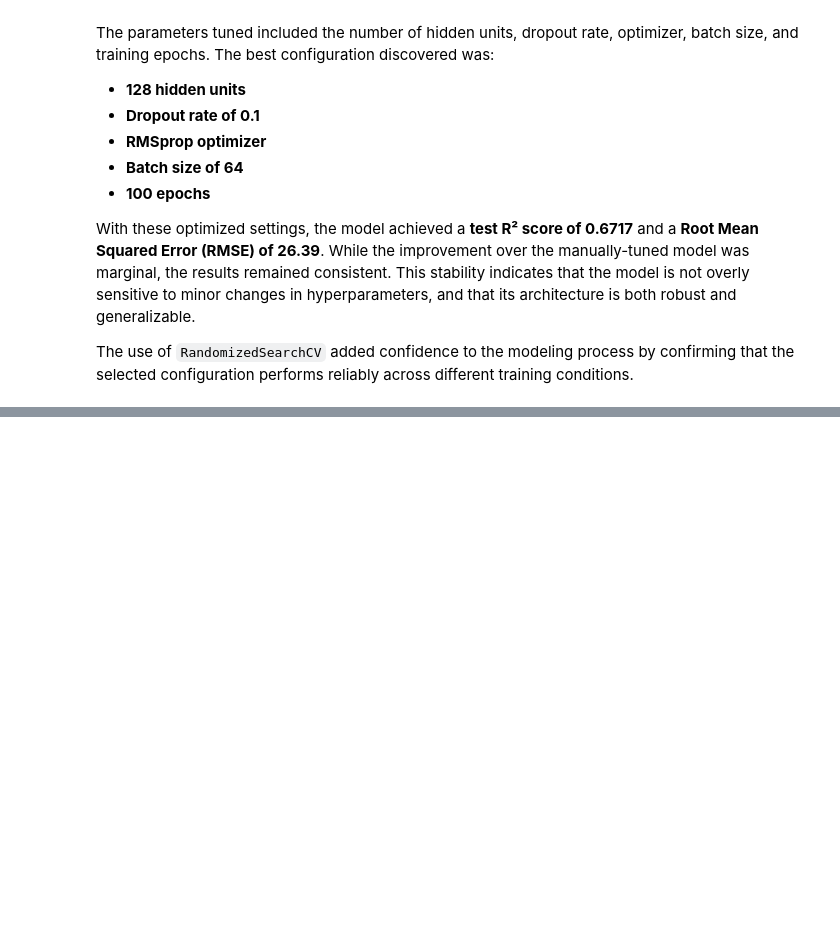
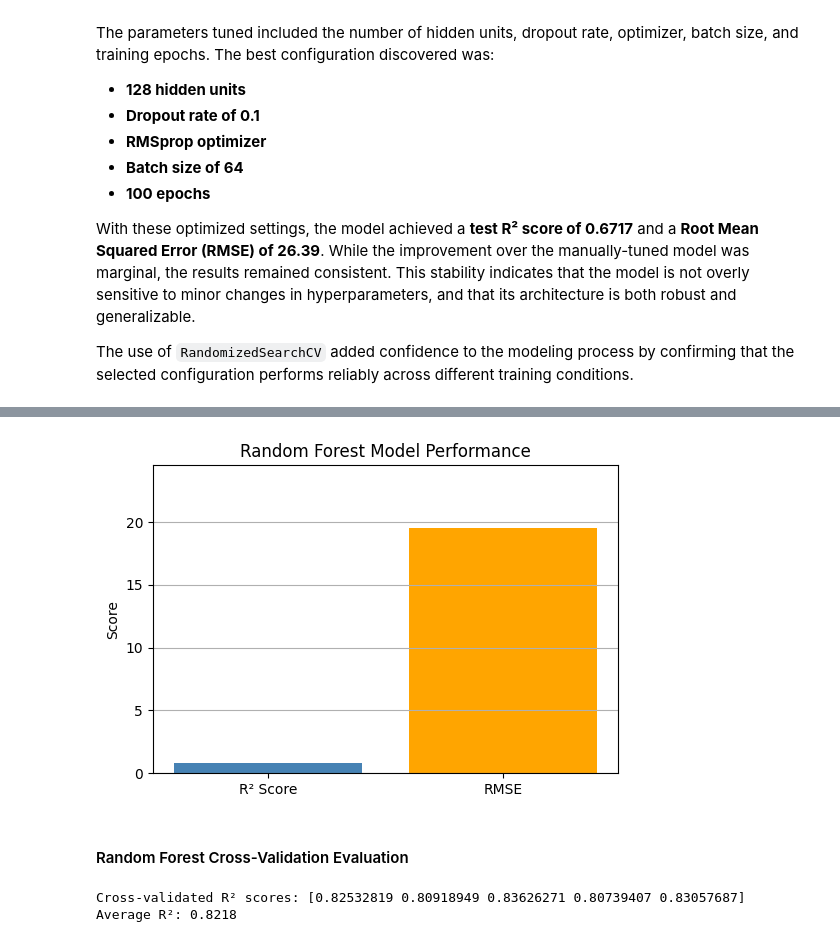
Before and after one commit to Ahmad-385/Income-prediction-Sentiment-analysis, a Jupyter notebook: ML-CA2.ipynb, the cells around one changed output, grey strips where cells are left out. Cells and saved outputs as stored; diff of their text form; code cells hidden in the pictures; blank space fills up the shorter version.

Commit message:
Random Forest modeling, tuning, Model comparison, and prediction

```diff
--- a/ML-CA2.ipynb
+++ b/ML-CA2.ipynb
@@ -594,0 +625,33 @@ The use of `RandomizedSearchCV` added confidence to the modeling process by conf
+# %%
+# Metrics
+metrics = ['R² Score', 'RMSE']
+values = [0.8205, 19.51]
+
+# Bar chart
+plt.figure(figsize=(6, 4))
+plt.bar(metrics, values, color=['steelblue', 'orange'])
+plt.title('Random Forest Model Performance')
+plt.ylabel('Score')
+plt.ylim(0, max(values) + 5)
+plt.grid(axis='y')
+plt.show()
+# %% [output]
+[figure, added]
+# %% [markdown]
+#### Random Forest Cross-Validation Evaluation
+# %%
+from sklearn.model_selection import cross_val_score
+
+# 5-fold cross-validation using R² as scoring metric
+cv_scores = cross_val_score(
+    RandomForestRegressor(n_estimators=200, max_depth=20, random_state=42),
+    X, y,
+    cv=5,
+    scoring='r2'
+)
+
+print("Cross-validated R² scores:", cv_scores)
+print("Average R²:", np.mean(cv_scores).round(4))
+# %% [output]
+Cross-validated R² scores: [0.82532819 0.80918949 0.83626271 0.80739407 0.83057687]
+Average R²: 0.8218
```
Also changed, not shown: parts of 20 cells of this notebook.
